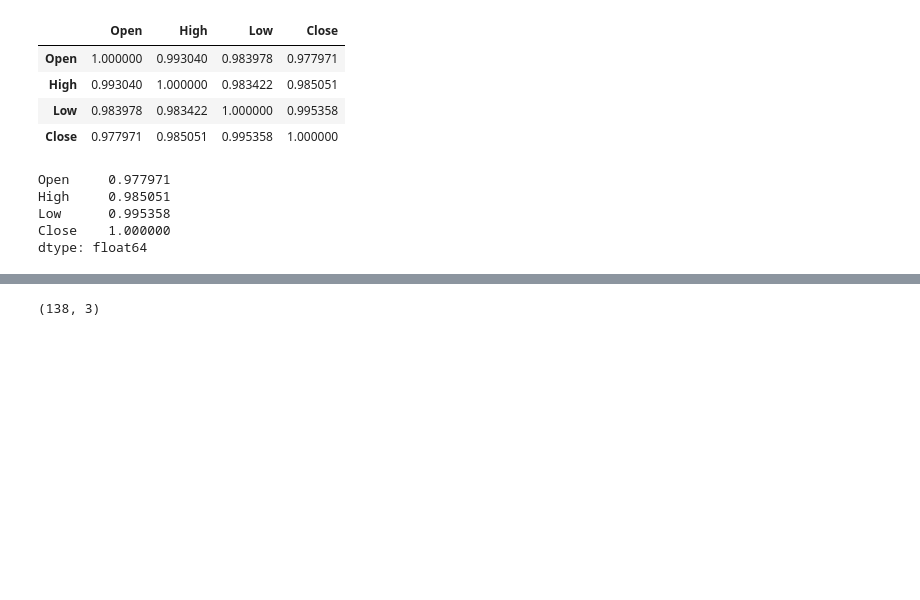
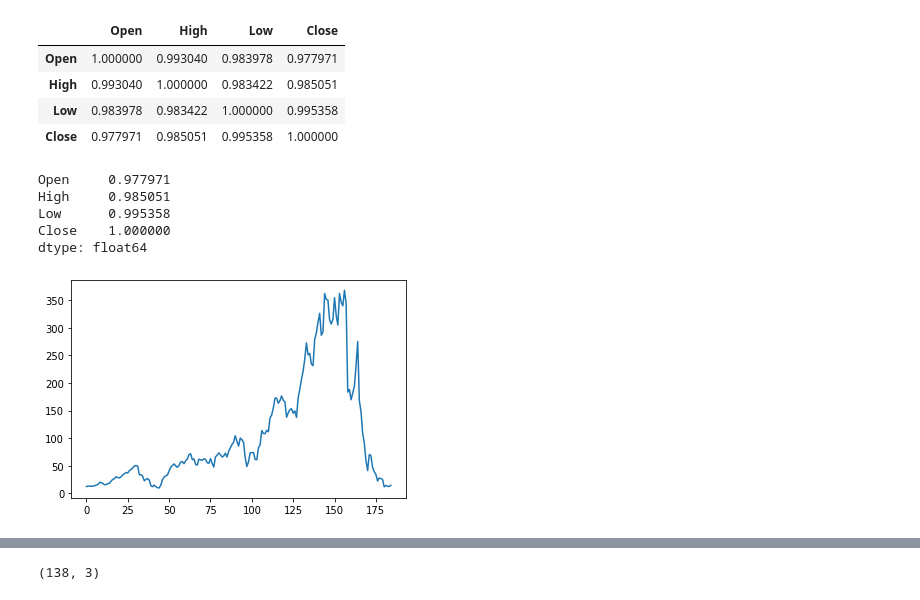
Before and after one commit to 01aleem/Yes-Bank-Stock-Closing-Price-Prediction, a Jupyter notebook: Stock_Price_Prediction.ipynb, the cells around one changed output, grey strips where cells are left out. Cells and saved outputs as stored; diff of their text form; code cells hidden in the pictures; blank space fills up the shorter version.

```diff
--- a/Stock_Price_Prediction.ipynb
+++ b/Stock_Price_Prediction.ipynb
@@ -92,3 +93,7 @@ High     0.985051
 Low      0.995358
 Close    1.000000
 dtype: float64
+# %%
+line= df['Close'].plot.line()
+# %% [output]
+[figure, added]
```
Also changed, not shown: parts of 9 cells of this notebook.
